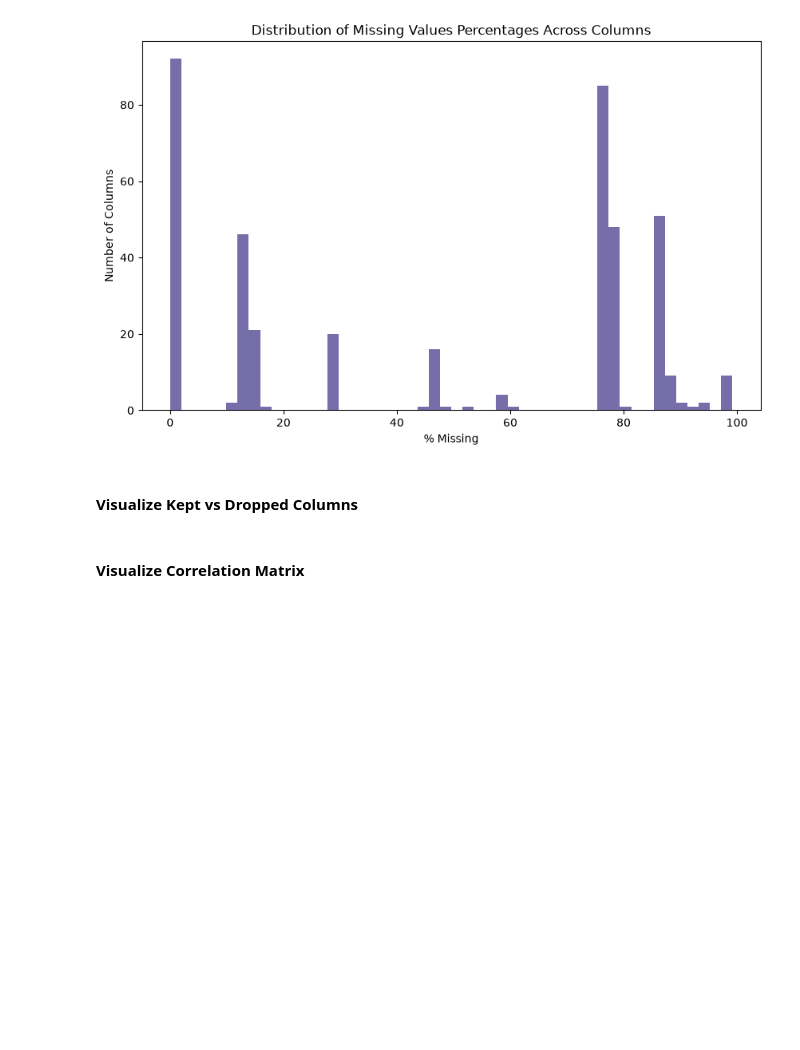
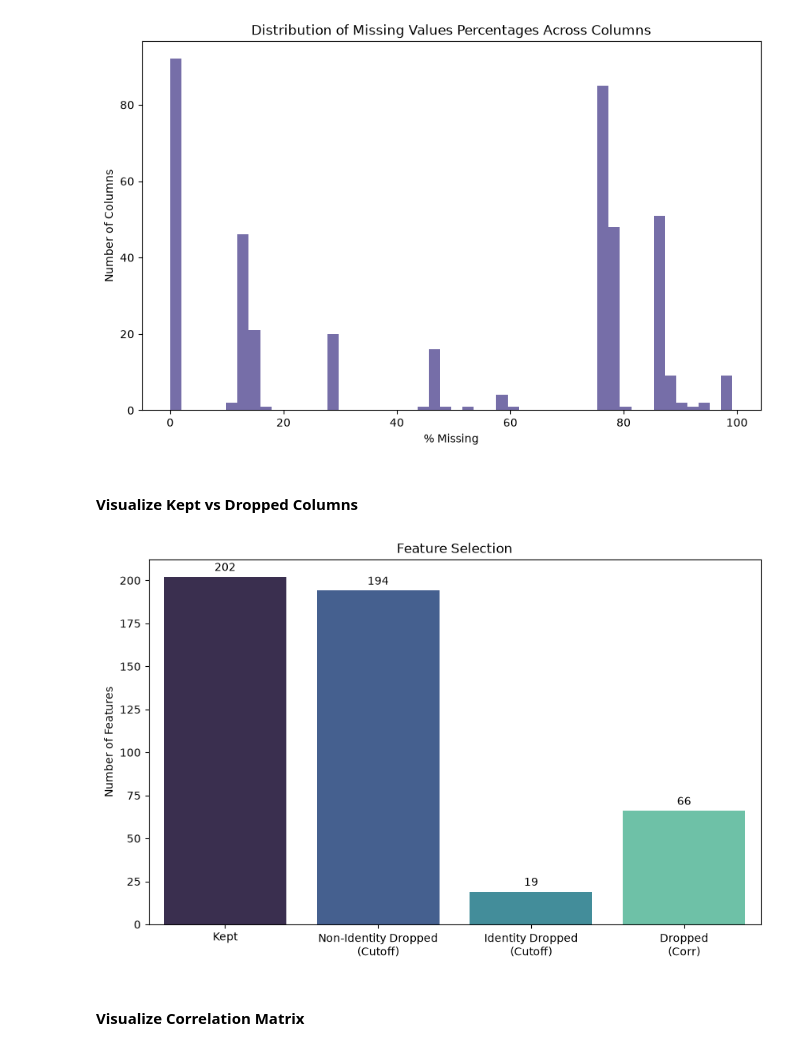
Before and after one commit to NDubelovskyi/CreditCardFraudDetection, a Jupyter notebook: notebooks/1_data_prep_and_eda.ipynb, the cells around one changed output. Saved outputs shown, nothing was run; the diff lists cells and outputs as text; code cells hidden in the pictures; blank space fills up the shorter version.

Commit message:
Visualizing Feature Selection

```diff
--- a/notebooks/1_data_prep_and_eda.ipynb
+++ b/notebooks/1_data_prep_and_eda.ipynb
@@ -226,5 +226,19 @@ plt.show()
 [figure]
 # %% [markdown]
 #### Visualize Kept vs Dropped Columns
+# %%
+# Visualize Kept vs Dropped Columns
+plt.figure(figsize=(10, 6))
+categories = ['Kept', 'Non-Identity Dropped\n(Cutoff)', 'Identity Dropped\n(Cutoff)', 'Dropped\n(Corr)']
+values = [X_train.shape[1], len(ni_cols_dropped), len(i_cols_dropped), len(correlation_dropped_cols)]
+sns.barplot(x=categories, y=values, hue=categories, palette='mako', legend=False)
+plt.title('Feature Selection')
+plt.ylabel('Number of Features')
+for i, v in enumerate(values):
+    plt.text(i, v + 2, str(v), ha='center', va='bottom')
+plt.savefig('../reports/figures/feature_selection.png')
+plt.show()
+# %% [output]
+[figure, added]
 # %% [markdown]
 #### Visualize Correlation Matrix
```
Also changed, not shown: 1 other file.
